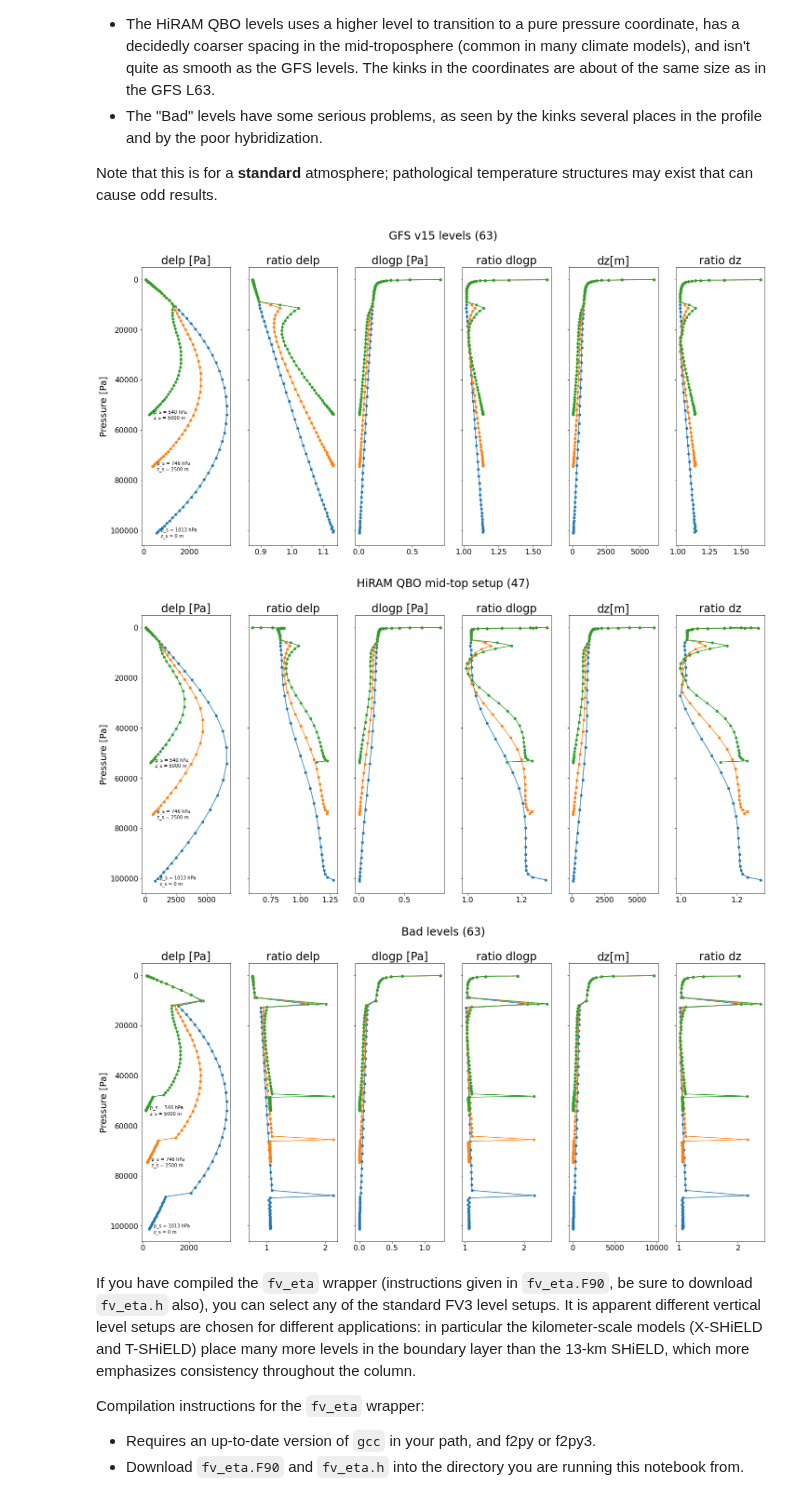
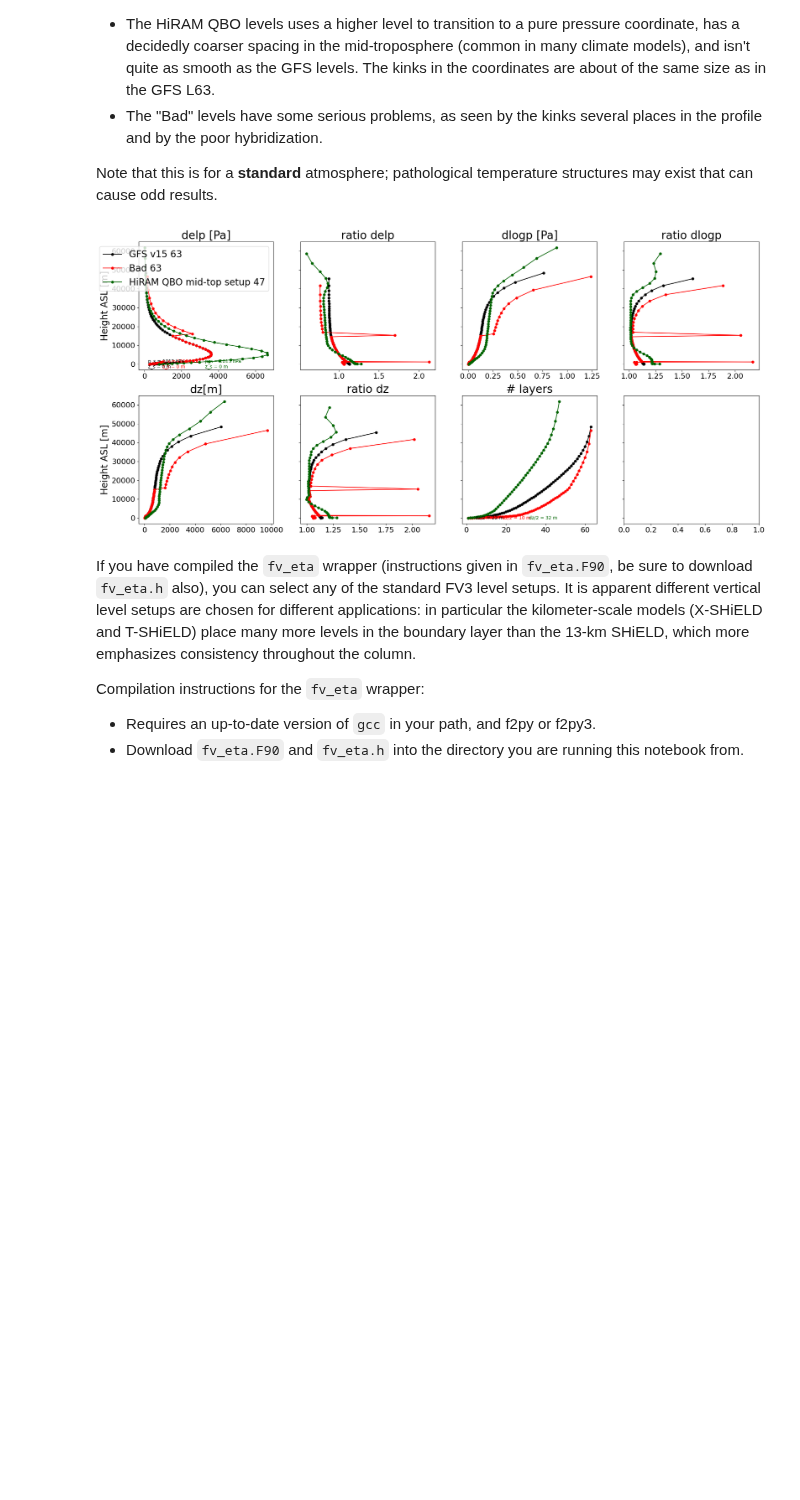
Before and after one commit to NOAA-GFDL/GFDL_atmos_cubed_sphere, a Jupyter notebook: docs/examples/FV3_level_transmogrifier/FV3_level_transmogrifier.ipynb, the cells around one changed output. Cells and saved outputs as stored; diff of their text form; code cells hidden in the pictures; blank space fills up the shorter version.

Commit message:
Updated notebook with various changes to the graphics

```diff
--- a/docs/examples/FV3_level_transmogrifier/FV3_level_transmogrifier.ipynb
+++ b/docs/examples/FV3_level_transmogrifier/FV3_level_transmogrifier.ipynb
@@ -154,8 +179,25 @@ There are a few user configuration parameters you can set up. These are surface
+# %%
+def add_ab_to_dictionary(ab_config, key, ak_val, bk_val):
+    assert not key in ab_config, "Configuration {} already exist in the dictionary".format(key)
+    ab_config[key] = dict(ak=ak_val, bk=bk_val)
+    return ab_config
+# %%
+def get_subplot_indices(plt_count, nrows, ncols):
+    iy = math.floor(plt_count / ncols)
+    ix = plt_count - iy * ncols
+    return iy, ix
 # %%
 #User-configurable parameters
 
 zss = np.arange(0,5001.,2500.)
 
 do_ylog = False
-zcoord_type='p' #p,z,or k
+zcoord_type='z' #p,z,or k
+ZLIMIT_CHOICES = ['PBL']
+
+#create dict with a and b
+ab_configs = {}
+ab_configs = add_ab_to_dictionary(ab_configs, "GFS v15", ak_gfs, bk_gfs)
+ab_configs = add_ab_to_dictionary(ab_configs, "Bad", ak_bad, bk_bad)
+ab_configs = add_ab_to_dictionary(ab_configs, "HiRAM QBO mid-top setup", ak47, bk47)
 # %%
@@ -244,13 +329,9 @@ For the three sample levels shown here (GFS, HiRAM QBO, and "Bad") you can see s
 
 Note that this is for a **standard** atmosphere; pathological temperature structures may exist that can cause odd results.
 # %%
-fv3_level_make_plots(ak_gfs,bk_gfs,"GFS v15 levels",zss,do_ylog,zcoord_type)
-fv3_level_make_plots(ak47,bk47,"HiRAM QBO mid-top setup",zss,do_ylog,zcoord_type)
-fv3_level_make_plots(ak_bad,bk_bad,"Bad levels",zss,do_ylog,zcoord_type)
+fv3_level_make_plots(ab_configs,zss,do_ylog,zcoord_type,save=True)
 # %% [output]
-[figure, old version]
+[figure, new version]
-[figure, removed]
-[figure, removed]
 # %% [markdown]
 If you have compiled the `fv_eta` wrapper (instructions given in `fv_eta.F90`, be sure to download `fv_eta.h` also), you can select any of the standard FV3 level setups. It is apparent different vertical level setups are chosen for different applications: in particular the kilometer-scale models (X-SHiELD and T-SHiELD) place many more levels in the boundary layer than the 13-km SHiELD, which more emphasizes consistency throughout the column.
 
```
Also changed, not shown: parts of 8 cells of this notebook, 2 other files.
